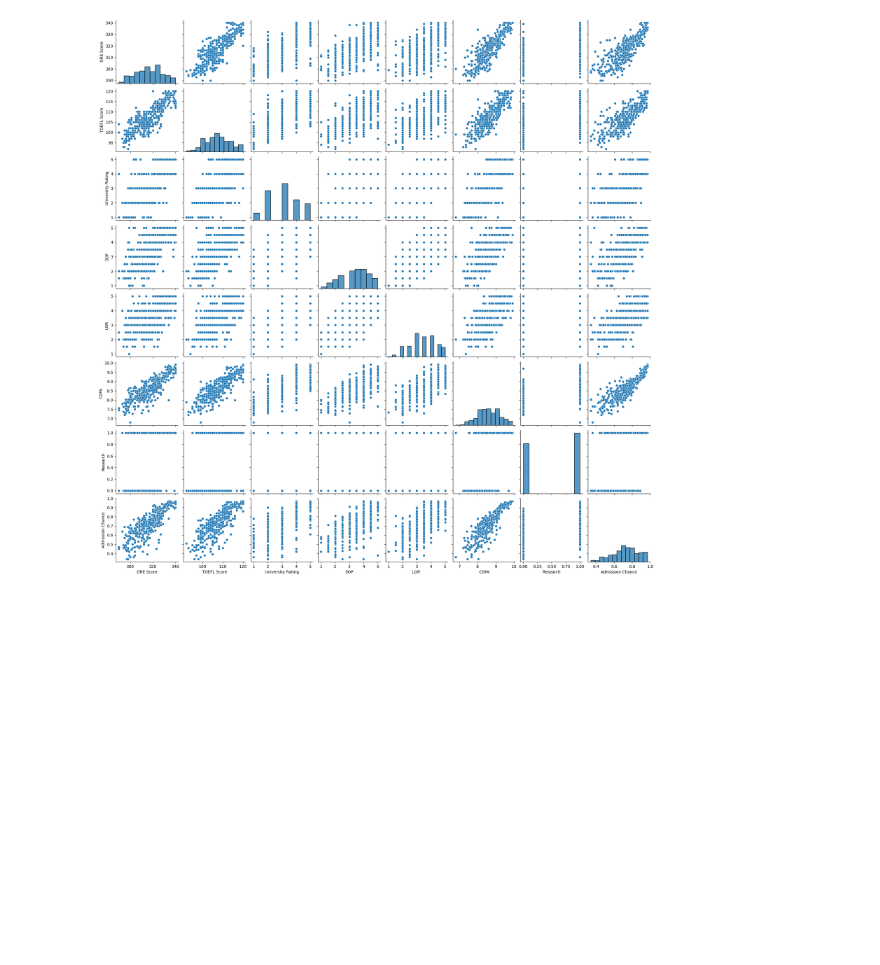
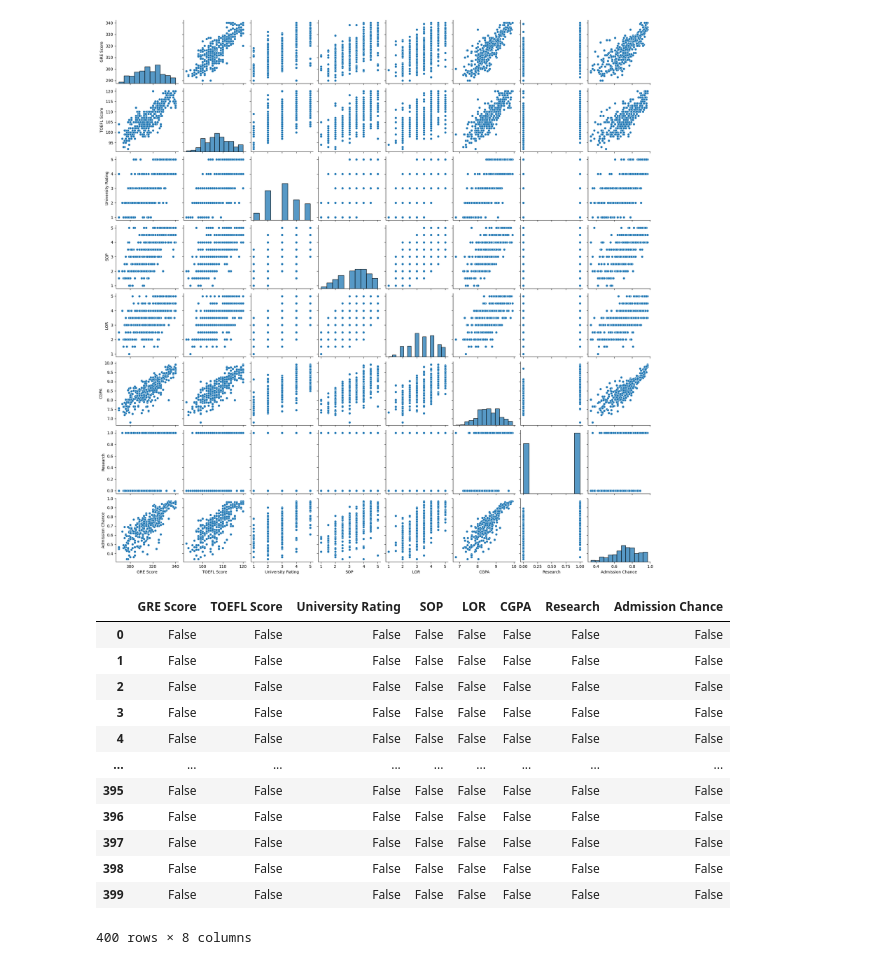
Before and after one commit to mat-ilde/data-prediction-machine-learning, a Jupyter notebook: Multiple linear regression UniversityAdmission.ipynb, the cells around one changed output. Saved outputs shown, nothing was run; the diff lists cells and outputs as text; code cells hidden in the pictures; blank space fills up the shorter version.

```diff
--- a/Multiple linear regression UniversityAdmission.ipynb
+++ b/Multiple linear regression UniversityAdmission.ipynb
@@ -69,3 +69,19 @@ sns.pairplot(admission_df)
 # %% [output]
 <seaborn.axisgrid.PairGrid at 0x...>
 [figure]
+# %%
+admission_df.isnull()
+# %% [output]
+|  | GRE Score | TOEFL Score | University Rating | SOP | LOR | CGPA | Research | Admission Chance |
+| 0 | False | False | False | False | False | False | False | False |
+| 1 | False | False | False | False | False | False | False | False |
+| 2 | False | False | False | False | False | False | False | False |
+| 3 | False | False | False | False | False | False | False | False |
+| 4 | False | False | False | False | False | False | False | False |
+| ... | ... | ... | ... | ... | ... | ... | ... | ... |
+| 395 | False | False | False | False | False | False | False | False |
+| 396 | False | False | False | False | False | False | False | False |
+| 397 | False | False | False | False | False | False | False | False |
+| 398 | False | False | False | False | False | False | False | False |
+| 399 | False | False | False | False | False | False | False | False |
+400 rows × 8 columns
```
Also changed, not shown: parts of 21 cells of this notebook.
